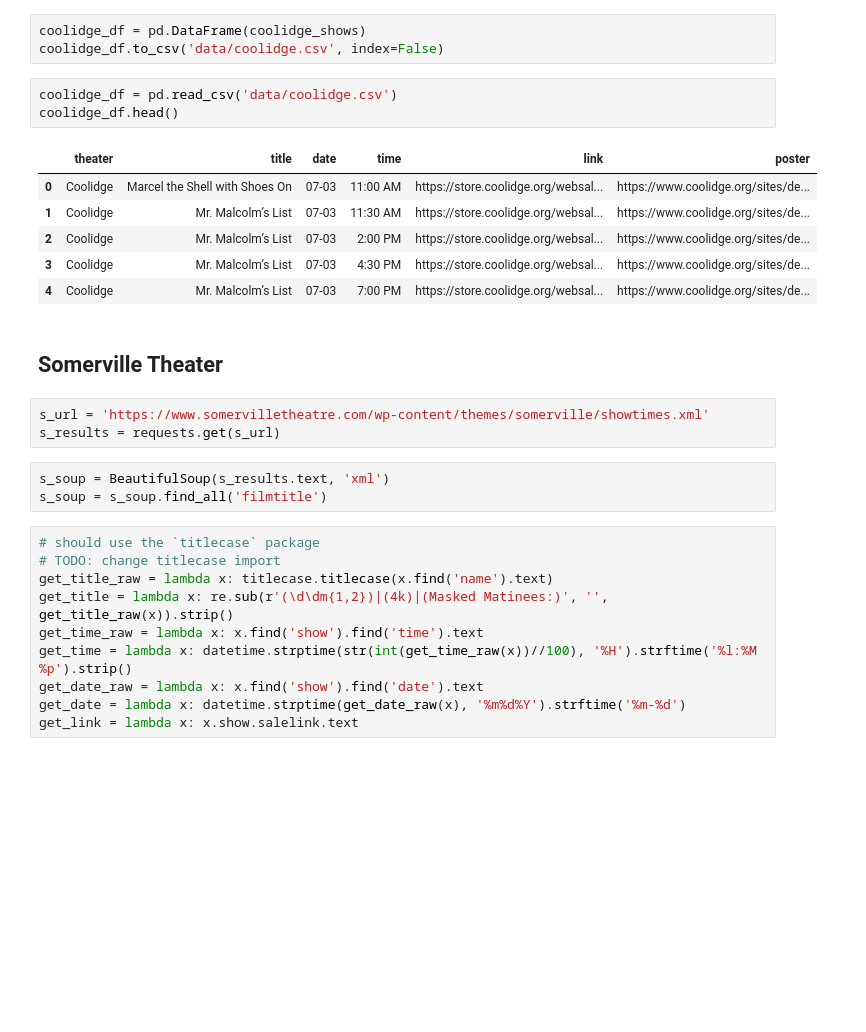
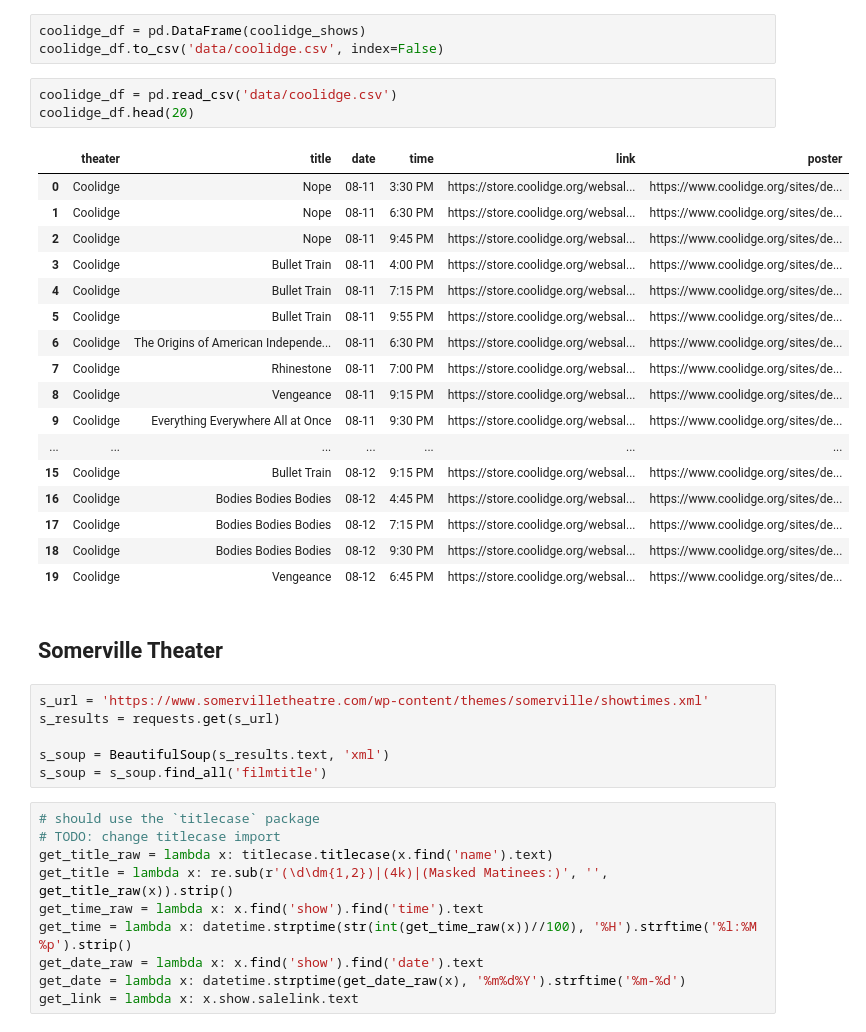
Before and after one commit to cgumb/movie_showtimes, a Jupyter notebook: scraping.ipynb, the cells around one changed output. Saved outputs shown, nothing was run; the diff lists cells and outputs as text; blank space fills up the shorter version.

```diff
--- a/scraping.ipynb
+++ b/scraping.ipynb
@@ -88,22 +97,33 @@ coolidge_df = pd.DataFrame(coolidge_shows)
 coolidge_df.to_csv('data/coolidge.csv', index=False)
 # %%
 coolidge_df = pd.read_csv('data/coolidge.csv')
-coolidge_df.head()
+coolidge_df.head(20)
 # %% [output]
 |  | theater | title | date | time | link | poster |
-| 0 | Coolidge | Marcel the Shell with Shoes On | 07-03 | 11:00 AM | https://store.coolidge.org/websal... | https://www.coolidge.org/sites/de... |
-| 1 | Coolidge | Mr. Malcolm’s List | 07-03 | 11:30 AM | https://store.coolidge.org/websal... | https://www.coolidge.org/sites/de... |
-| 2 | Coolidge | Mr. Malcolm’s List | 07-03 | 2:00 PM | https://store.coolidge.org/websal... | https://www.coolidge.org/sites/de... |
-| 3 | Coolidge | Mr. Malcolm’s List | 07-03 | 4:30 PM | https://store.coolidge.org/websal... | https://www.coolidge.org/sites/de... |
-| 4 | Coolidge | Mr. Malcolm’s List | 07-03 | 7:00 PM | https://store.coolidge.org/websal... | https://www.coolidge.org/sites/de... |
+| 0 | Coolidge | Nope | 08-11 | 3:30 PM | https://store.coolidge.org/websal... | https://www.coolidge.org/sites/de... |
+| 1 | Coolidge | Nope | 08-11 | 6:30 PM | https://store.coolidge.org/websal... | https://www.coolidge.org/sites/de... |
+| 2 | Coolidge | Nope | 08-11 | 9:45 PM | https://store.coolidge.org/websal... | https://www.coolidge.org/sites/de... |
+| 3 | Coolidge | Bullet Train | 08-11 | 4:00 PM | https://store.coolidge.org/websal... | https://www.coolidge.org/sites/de... |
+| 4 | Coolidge | Bullet Train | 08-11 | 7:15 PM | https://store.coolidge.org/websal... | https://www.coolidge.org/sites/de... |
+| 5 | Coolidge | Bullet Train | 08-11 | 9:55 PM | https://store.coolidge.org/websal... | https://www.coolidge.org/sites/de... |
+| 6 | Coolidge | The Origins of American Independe... | 08-11 | 6:30 PM | https://store.coolidge.org/websal... | https://www.coolidge.org/sites/de... |
+| 7 | Coolidge | Rhinestone | 08-11 | 7:00 PM | https://store.coolidge.org/websal... | https://www.coolidge.org/sites/de... |
+| 8 | Coolidge | Vengeance | 08-11 | 9:15 PM | https://store.coolidge.org/websal... | https://www.coolidge.org/sites/de... |
+| 9 | Coolidge | Everything Everywhere All at Once | 08-11 | 9:30 PM | https://store.coolidge.org/websal... | https://www.coolidge.org/sites/de... |
+| ... | ... | ... | ... | ... | ... | ... |
+| 15 | Coolidge | Bullet Train | 08-12 | 9:15 PM | https://store.coolidge.org/websal... | https://www.coolidge.org/sites/de... |
+| 16 | Coolidge | Bodies Bodies Bodies | 08-12 | 4:45 PM | https://store.coolidge.org/websal... | https://www.coolidge.org/sites/de... |
+| 17 | Coolidge | Bodies Bodies Bodies | 08-12 | 7:15 PM | https://store.coolidge.org/websal... | https://www.coolidge.org/sites/de... |
+| 18 | Coolidge | Bodies Bodies Bodies | 08-12 | 9:30 PM | https://store.coolidge.org/websal... | https://www.coolidge.org/sites/de... |
+| 19 | Coolidge | Vengeance | 08-12 | 6:45 PM | https://store.coolidge.org/websal... | https://www.coolidge.org/sites/de... |
 # %% [markdown]
 ## Somerville Theater
-# %%
-s_url = 'https://www.somervilletheatre.com/wp-content/themes/somerville/showtimes.xml'
-s_results = requests.get(s_url)
-# %%
-s_soup = BeautifulSoup(s_results.text, 'xml')
-s_soup = s_soup.find_all('filmtitle')
+# %%
+s_url = 'https://www.somervilletheatre.com/wp-content/themes/somerville/showtimes.xml'
+s_results = requests.get(s_url)
+
+s_soup = BeautifulSoup(s_results.text, 'xml')
+s_soup = s_soup.find_all('filmtitle')
 # %%
 # should use the `titlecase` package
 # TODO: change titlecase import
```
Also changed, not shown: parts of 19 cells of this notebook, 5 other files.
